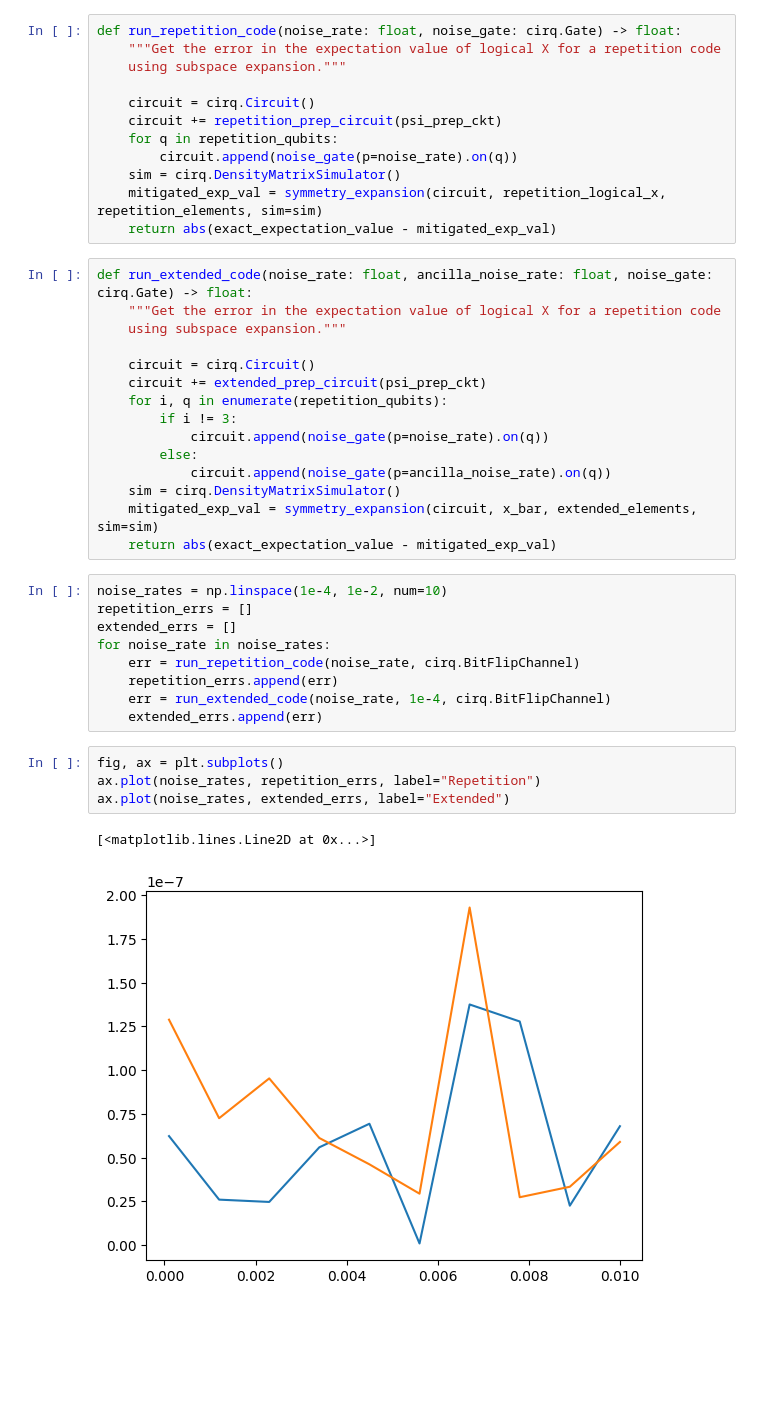
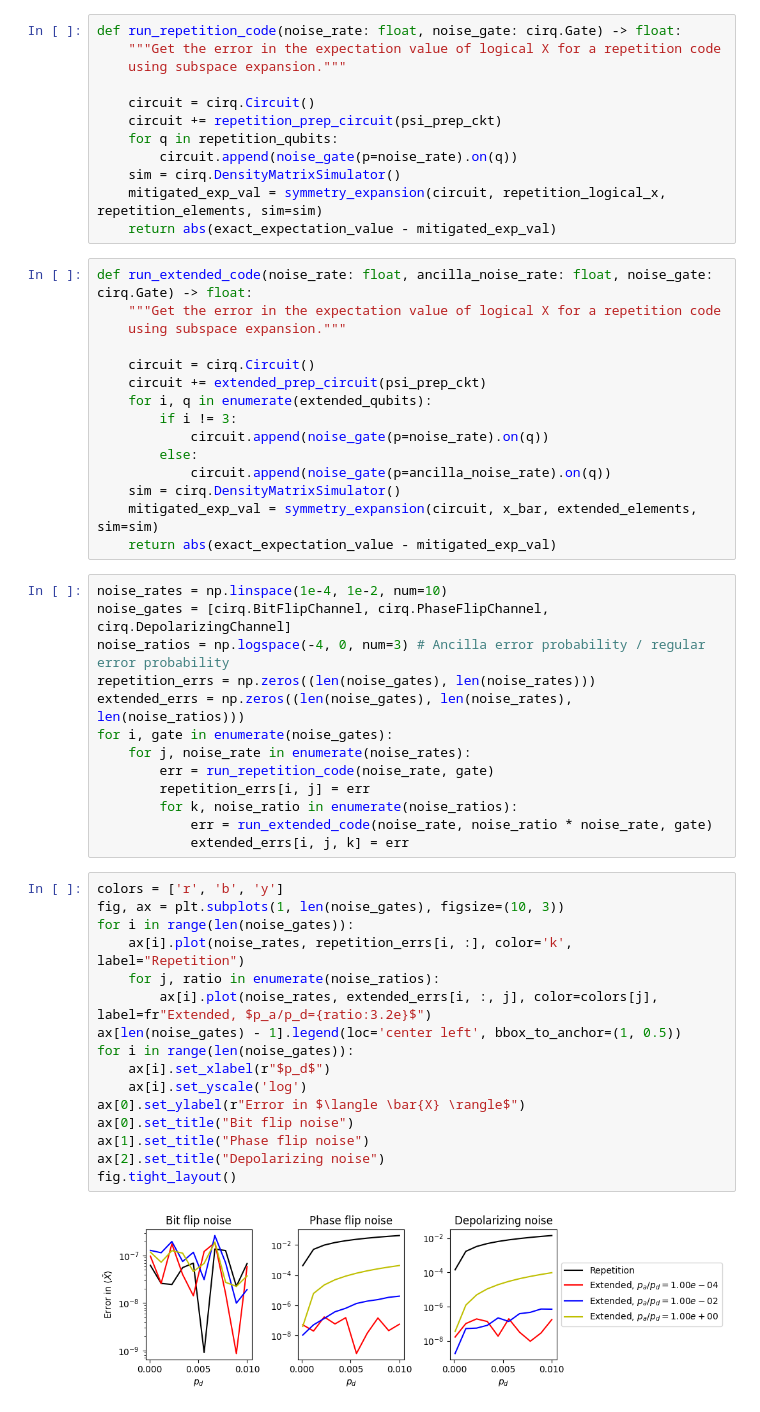
Before and after one commit to bdalfavero/encoded, a Jupyter notebook: experiments/expanded_repetition/memory_v2.ipynb, the cells around one changed output. Saved outputs shown, nothing was run; the diff lists cells and outputs as text; blank space fills up the shorter version.

Commit message:
Ran with more gates.

```diff
--- a/experiments/expanded_repetition/memory_v2.ipynb
+++ b/experiments/expanded_repetition/memory_v2.ipynb
@@ -132,7 +132,7 @@ def run_extended_code(noise_rate: float, ancilla_noise_rate: float, noise_gate:
 
     circuit = cirq.Circuit()
     circuit += extended_prep_circuit(psi_prep_ckt)
-    for i, q in enumerate(repetition_qubits):
+    for i, q in enumerate(extended_qubits):
         if i != 3:
             circuit.append(noise_gate(p=noise_rate).on(q))
         else:
@@ -142,17 +142,32 @@ def run_extended_code(noise_rate: float, ancilla_noise_rate: float, noise_gate:
     return abs(exact_expectation_value - mitigated_exp_val)
 # %%
 noise_rates = np.linspace(1e-4, 1e-2, num=10)
-repetition_errs = []
-extended_errs = []
-for noise_rate in noise_rates:
-    err = run_repetition_code(noise_rate, cirq.BitFlipChannel)
-    repetition_errs.append(err)
-    err = run_extended_code(noise_rate, 1e-4, cirq.BitFlipChannel)
-    extended_errs.append(err)
+noise_gates = [cirq.BitFlipChannel, cirq.PhaseFlipChannel, cirq.DepolarizingChannel]
+noise_ratios = np.logspace(-4, 0, num=3) # Ancilla error probability / regular error probability
+repetition_errs = np.zeros((len(noise_gates), len(noise_rates)))
+extended_errs = np.zeros((len(noise_gates), len(noise_rates), len(noise_ratios)))
+for i, gate in enumerate(noise_gates):
+    for j, noise_rate in enumerate(noise_rates):
+        err = run_repetition_code(noise_rate, gate)
+        repetition_errs[i, j] = err
+        for k, noise_ratio in enumerate(noise_ratios):
+            err = run_extended_code(noise_rate, noise_ratio * noise_rate, gate)
+            extended_errs[i, j, k] = err
 # %%
-fig, ax = plt.subplots()
-ax.plot(noise_rates, repetition_errs, label="Repetition")
-ax.plot(noise_rates, extended_errs, label="Extended")
+colors = ['r', 'b', 'y']
+fig, ax = plt.subplots(1, len(noise_gates), figsize=(10, 3))
+for i in range(len(noise_gates)):
+    ax[i].plot(noise_rates, repetition_errs[i, :], color='k', label="Repetition")
+    for j, ratio in enumerate(noise_ratios):
+        ax[i].plot(noise_rates, extended_errs[i, :, j], color=colors[j], label=fr"Extended, $p_a/p_d={ratio:3.2e}$")
+ax[len(noise_gates) - 1].legend(loc='center left', bbox_to_anchor=(1, 0.5))
+for i in range(len(noise_gates)):
+    ax[i].set_xlabel(r"$p_d$")
+    ax[i].set_yscale('log')
+ax[0].set_ylabel(r"Error in $\langle \bar{X} \rangle$")
+ax[0].set_title("Bit flip noise")
+ax[1].set_title("Phase flip noise")
+ax[2].set_title("Depolarizing noise")
+fig.tight_layout()
 # %% [output]
-[<matplotlib.lines.Line2D at 0x...>]
-[figure, old version]
+[figure, new version]
```
